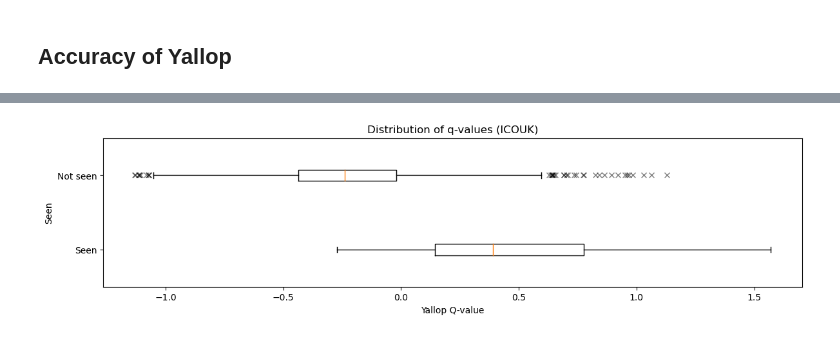
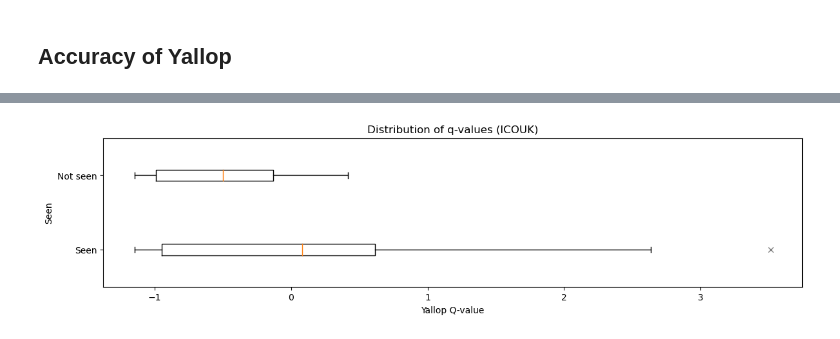
Before and after one commit to EmmaAlexander/mphys-moon, a Jupyter notebook: Code/moon_sightings_visualisation.ipynb, the cells around one changed output, grey strips where cells are left out. Saved outputs shown, nothing was run; the diff lists cells and outputs as text; code cells hidden in the pictures.

```diff
--- a/Code/moon_sightings_visualisation.ipynb
+++ b/Code/moon_sightings_visualisation.ipynb
@@ -157,21 +157,22 @@ plt.show()
 # %%
-seen_q_values = icouk_data["q'"][icouk_data["Seen"]=="Seen"]
-not_seen_q_values = icouk_data["q'"][icouk_data["Seen"]=="Not_seen"]
+data_to_check = yallop_data
+seen_q_values = data_to_check["q'"][data_to_check["Seen"]=="Seen"]
+not_seen_q_values = data_to_check["q'"][data_to_check["Seen"]=="Not_seen"]
 
 fig = plt.figure(figsize=(14,3))
 ax = fig.add_subplot(1,1,1)
 
 bp = ax.boxplot([seen_q_values,not_seen_q_values],vert = 0)
 
 for flier in bp['fliers']:
     flier.set(marker ='x',
               color ='black',
               alpha = 0.5)
 
 ax.set_title("Distribution of q-values (ICOUK)")
 ax.set_ylabel("Seen")
 ax.set_xlabel("Yallop Q-value")
 ax.set_yticklabels(['Seen', 'Not seen'])
 plt.show()
 # %% [output]
-[figure, old version]
+[figure, new version]
```
Also changed, not shown: parts of 9 cells of this notebook, 7 other files.
